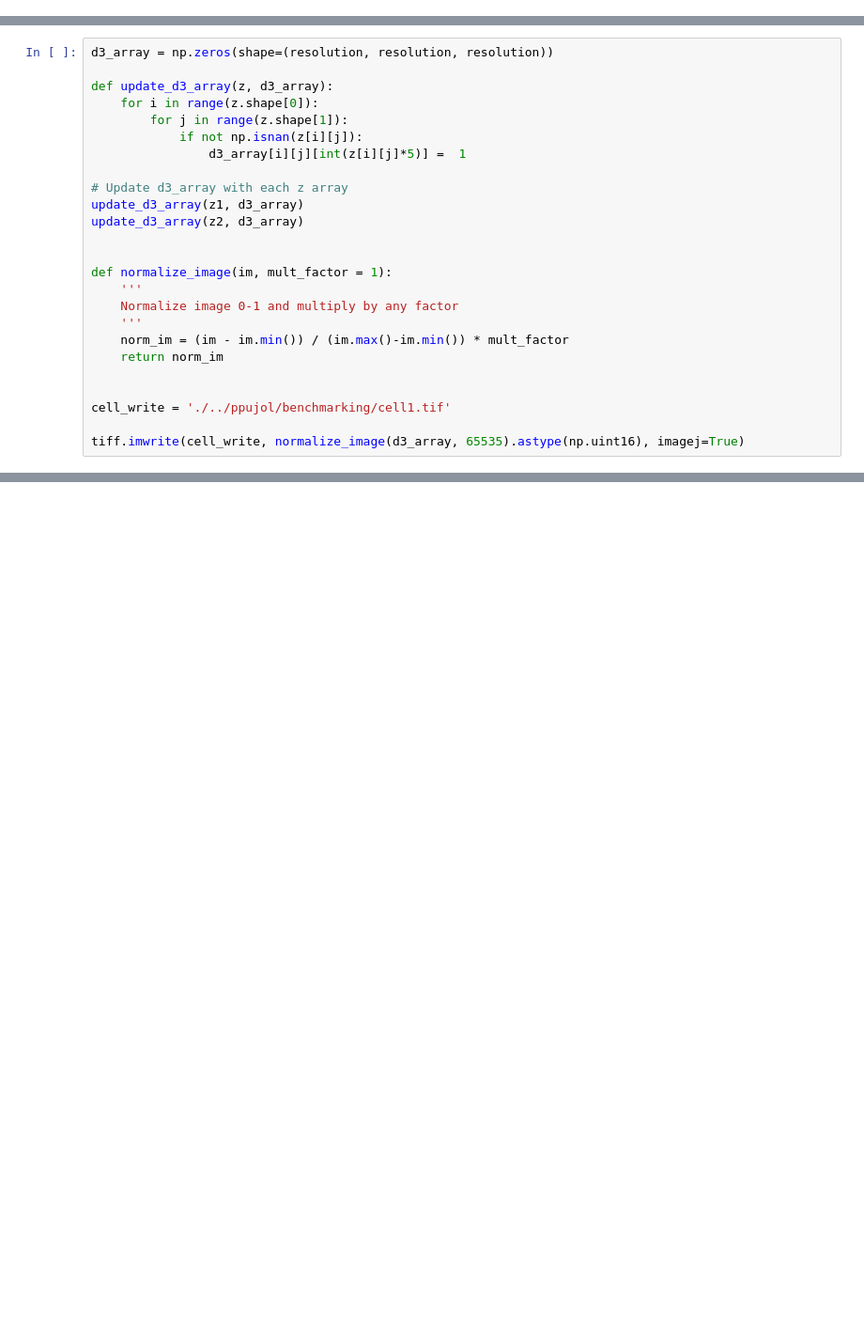
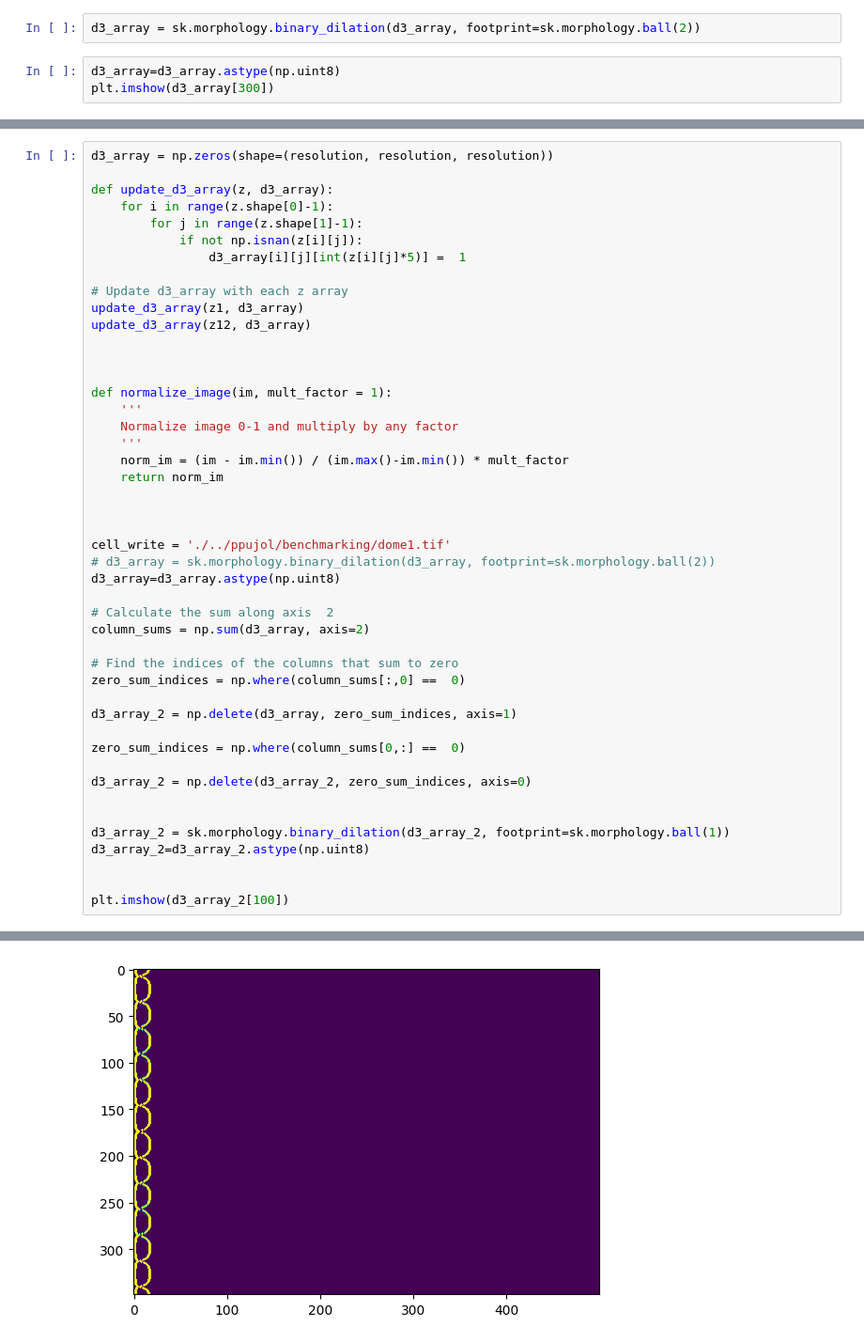
Before and after one commit to P8UXaE/light_sheet_domes, a Jupyter notebook: cell_drawing.ipynb, the cells around one changed output, grey strips where cells are left out. Shown at 94% size. Drawn from its saved outputs; the diff is of its cells as text; blank space fills up the shorter version.

```diff
--- a/cell_drawing.ipynb
+++ b/cell_drawing.ipynb
@@ -0,0 +124,5 @@
+# %%
+d3_array = sk.morphology.binary_dilation(d3_array, footprint=sk.morphology.ball(2))
+# %%
+d3_array=d3_array.astype(np.uint8)
+plt.imshow(d3_array[300])
@@ -68,14 +329,15 @@ plt.show()
 d3_array = np.zeros(shape=(resolution, resolution, resolution))
 
 def update_d3_array(z, d3_array):
-    for i in range(z.shape[0]):
-        for j in range(z.shape[1]):
+    for i in range(z.shape[0]-1):
+        for j in range(z.shape[1]-1):
             if not np.isnan(z[i][j]):
                 d3_array[i][j][int(z[i][j]*5)] =  1
 
 # Update d3_array with each z array
 update_d3_array(z1, d3_array)
-update_d3_array(z2, d3_array)
+update_d3_array(z12, d3_array)
+
 
 
 def normalize_image(im, mult_factor = 1):
@@ -86,6 +348,27 @@ def normalize_image(im, mult_factor = 1):
     return norm_im
 
 
-cell_write = './../ppujol/benchmarking/cell1.tif'
 
-tiff.imwrite(cell_write, normalize_image(d3_array, 65535).astype(np.uint16), imagej=True)
+cell_write = './../ppujol/benchmarking/dome1.tif'
+# d3_array = sk.morphology.binary_dilation(d3_array, footprint=sk.morphology.ball(2))
+d3_array=d3_array.astype(np.uint8)
+
+# Calculate the sum along axis  2
+column_sums = np.sum(d3_array, axis=2)
+
+# Find the indices of the columns that sum to zero
+zero_sum_indices = np.where(column_sums[:,0] ==  0)
+
+d3_array_2 = np.delete(d3_array, zero_sum_indices, axis=1)
+
+zero_sum_indices = np.where(column_sums[0,:] ==  0)
+
+d3_array_2 = np.delete(d3_array_2, zero_sum_indices, axis=0)
+
+
+d3_array_2 = sk.morphology.binary_dilation(d3_array_2, footprint=sk.morphology.ball(1))
+d3_array_2=d3_array_2.astype(np.uint8)
+
+
+plt.imshow(d3_array_2[100])
+# %% [output]
@@ -91,0 +376 @@ tiff.imwrite(cell_write, normalize_image(d3_array, 65535).astype(np.uint16), ima
+[figure, added]
```
Also changed, not shown: parts of 22 cells of this notebook, 21 other files.
